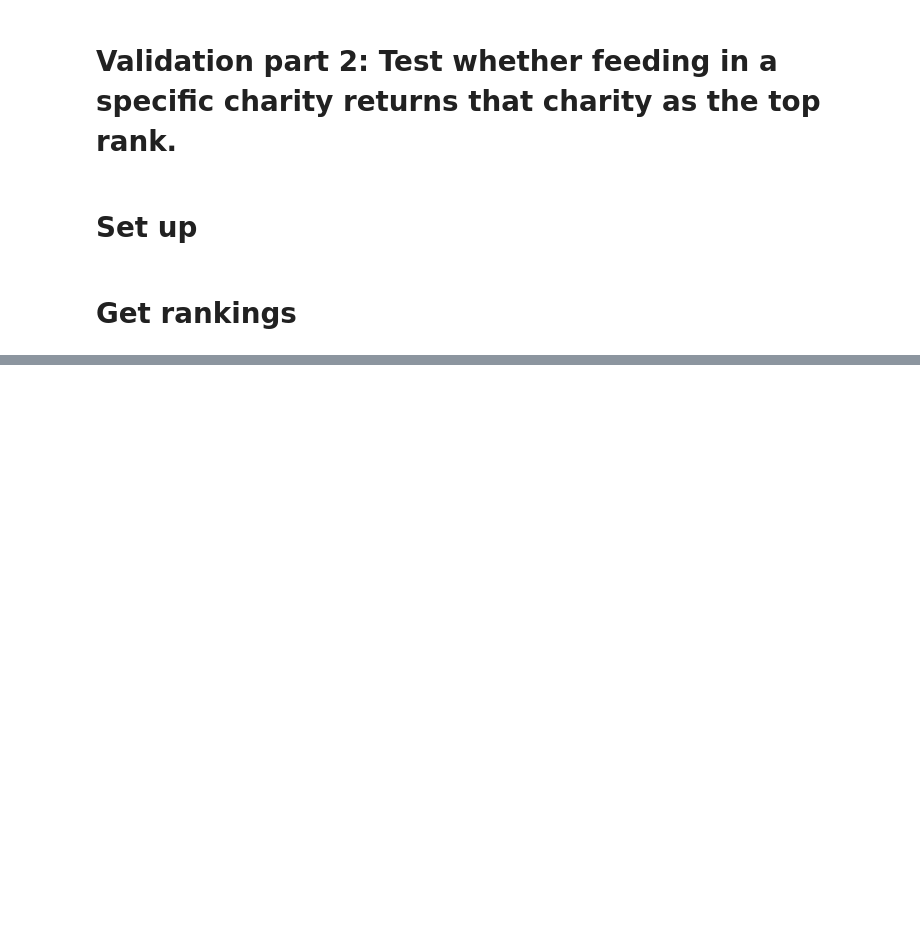
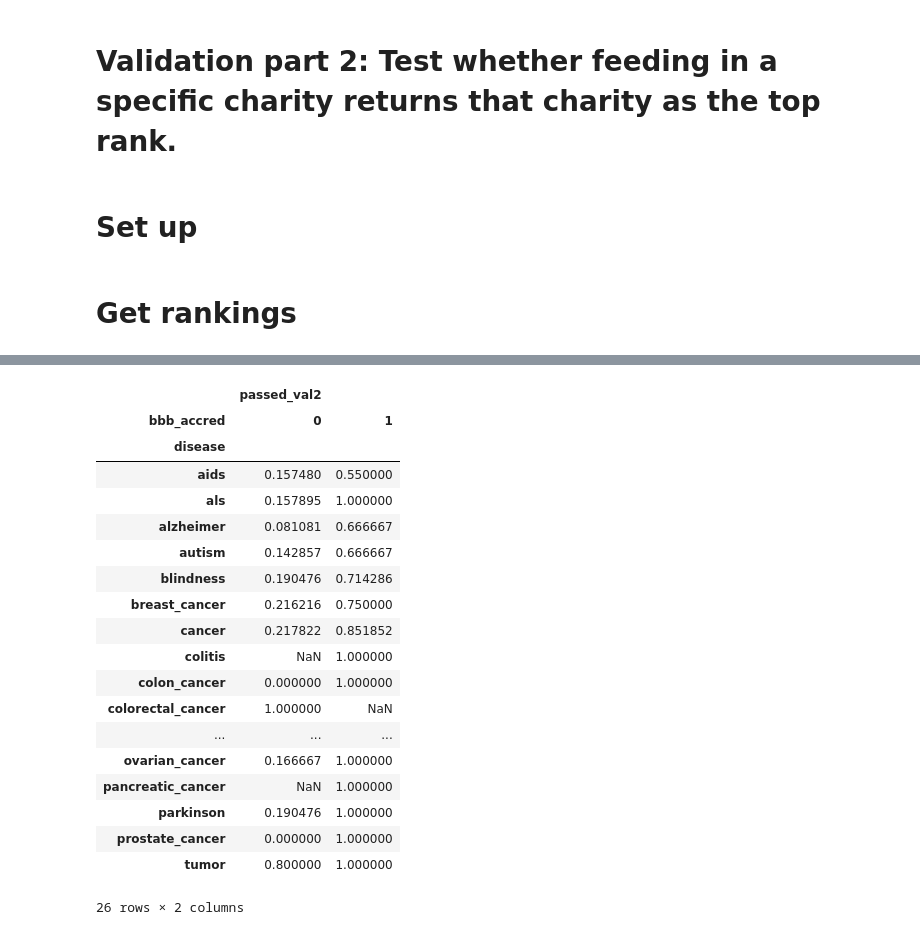
Before and after one commit to kdsimmons/InsightProject, a Jupyter notebook: validation_ver2.ipynb, the cells around one changed output, grey strips where cells are left out. Saved outputs shown, nothing was run; the diff lists cells and outputs as text; code cells hidden in the pictures; blank space fills up the shorter version.

```diff
--- a/validation_ver2.ipynb
+++ b/validation_ver2.ipynb
@@ -127,0 +267,24 @@ closetoself.to_csv('/home/kristy/Dropbox/KristyInsight/validation2_results.csv')
+# %%
+# By disease
+combined_panda.pivot_table(['passed_val2'], rows=['disease'], cols=['bbb_accred'])
+# %% [output]
+|  | passed_val2 |  |
+| bbb_accred | 0 | 1 |
+| disease |  |  |
+| aids | 0.157480 | 0.550000 |
+| als | 0.157895 | 1.000000 |
+| alzheimer | 0.081081 | 0.666667 |
+| autism | 0.142857 | 0.666667 |
+| blindness | 0.190476 | 0.714286 |
+| breast_cancer | 0.216216 | 0.750000 |
+| cancer | 0.217822 | 0.851852 |
+| colitis | NaN | 1.000000 |
+| colon_cancer | 0.000000 | 1.000000 |
+| colorectal_cancer | 1.000000 | NaN |
+| ... | ... | ... |
+| ovarian_cancer | 0.166667 | 1.000000 |
+| pancreatic_cancer | NaN | 1.000000 |
+| parkinson | 0.190476 | 1.000000 |
+| prostate_cancer | 0.000000 | 1.000000 |
+| tumor | 0.800000 | 1.000000 |
+26 rows × 2 columns
```
Also changed, not shown: parts of 22 cells of this notebook, 26 other files.
